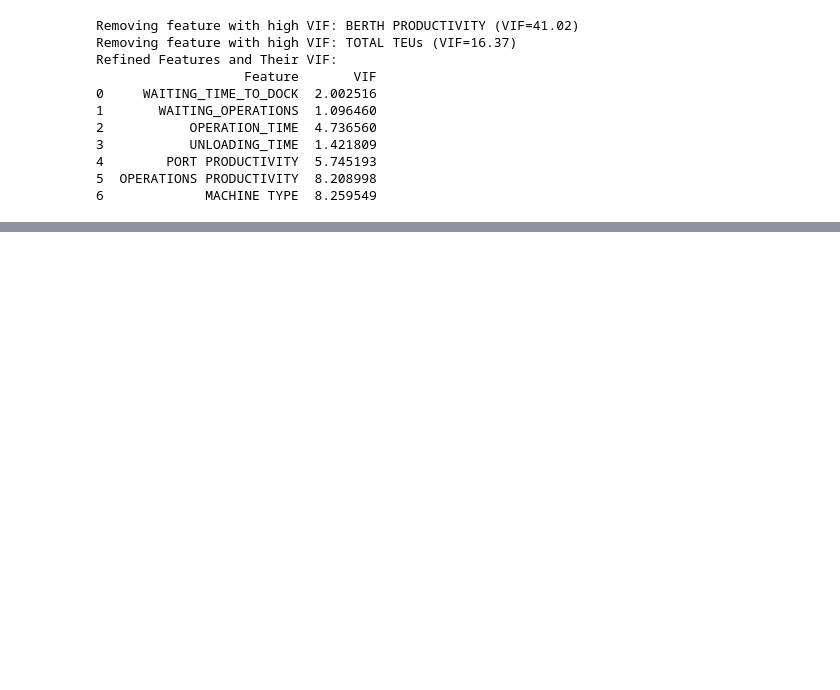
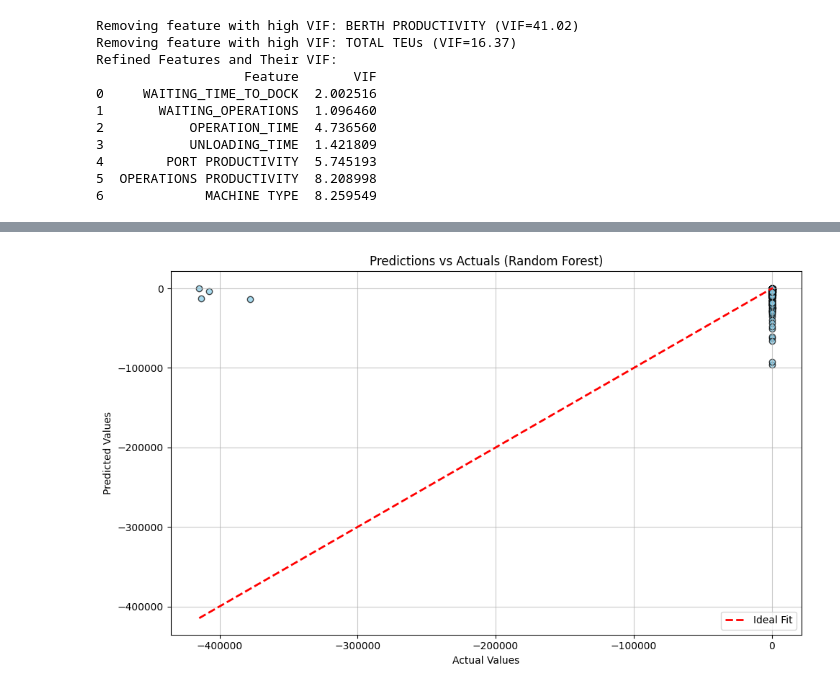
Before and after one commit to Athman-Athman/RESEARCH, a Jupyter notebook: RESEARCH_DATA_ANALYSIS_VTT_NOV_24.ipynb, the cells around one changed output, grey strips where cells are left out. Drawn from its saved outputs; the diff is of its cells as text; code cells hidden in the pictures; blank space fills up the shorter version.

```diff
--- a/RESEARCH_DATA_ANALYSIS_VTT_NOV_24.ipynb
+++ b/RESEARCH_DATA_ANALYSIS_VTT_NOV_24.ipynb
@@ -592,0 +862,20 @@ Refined Features and Their VIF:
+# %%
+import matplotlib.pyplot as plt
+
+# Use the best performing model (e.g., Random Forest) to generate predictions
+best_model = best_estimators["Random Forest"]
+y_pred = best_model.predict(X_test)
+
+# Scatter plot of Predictions vs Actuals
+plt.figure(figsize=(10, 6))
+plt.scatter(y_test, y_pred, alpha=0.7, color='skyblue', edgecolor='k')
+plt.plot([y_test.min(), y_test.max()], [y_test.min(), y_test.max()], 'r--', lw=2, label="Ideal Fit")
+plt.title('Predictions vs Actuals (Random Forest)')
+plt.xlabel('Actual Values')
+plt.ylabel('Predicted Values')
+plt.legend()
+plt.grid(alpha=0.7)
+plt.tight_layout()
+plt.show()
+# %% [output]
+[figure, added]
```
Also changed, not shown: parts of 13 cells of this notebook.
